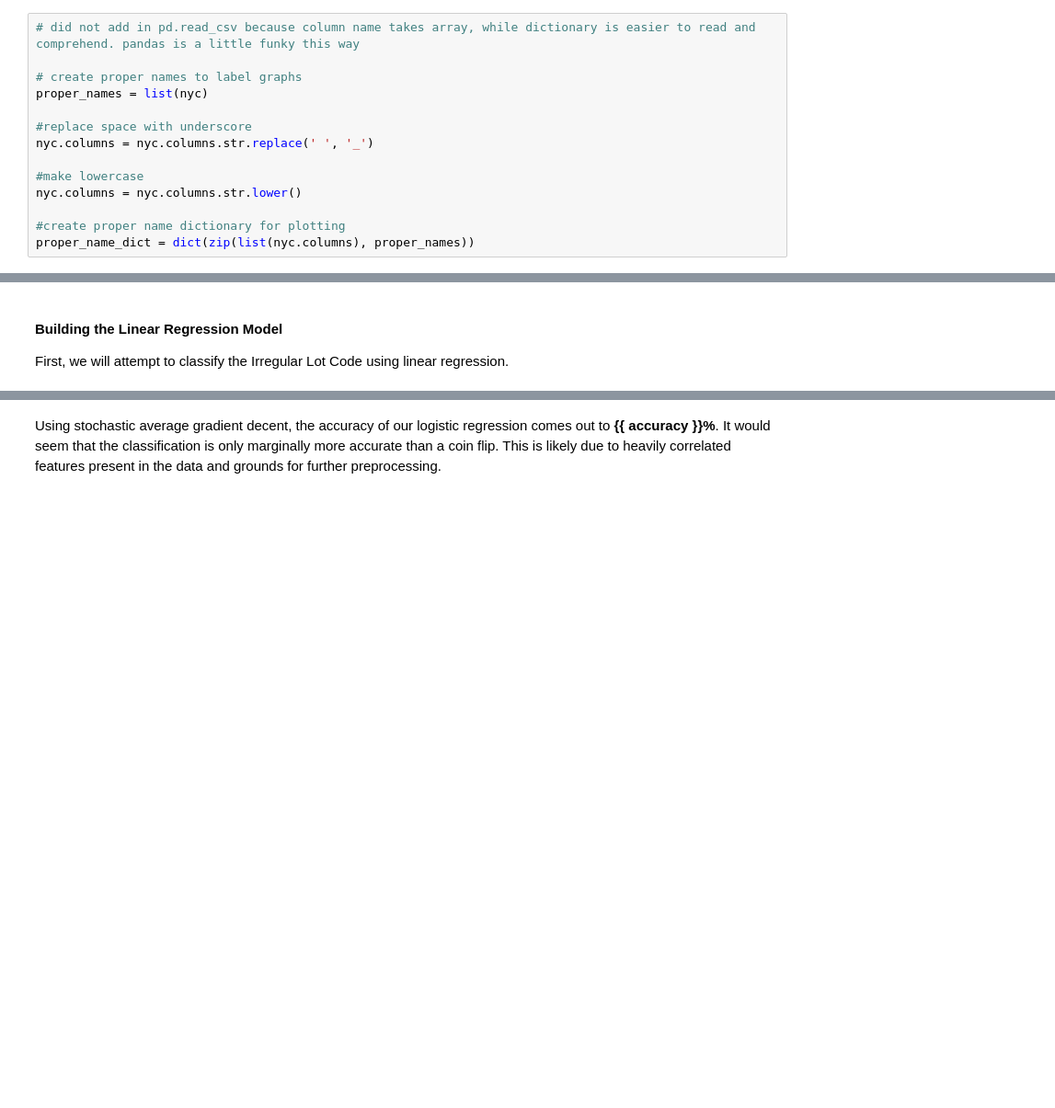
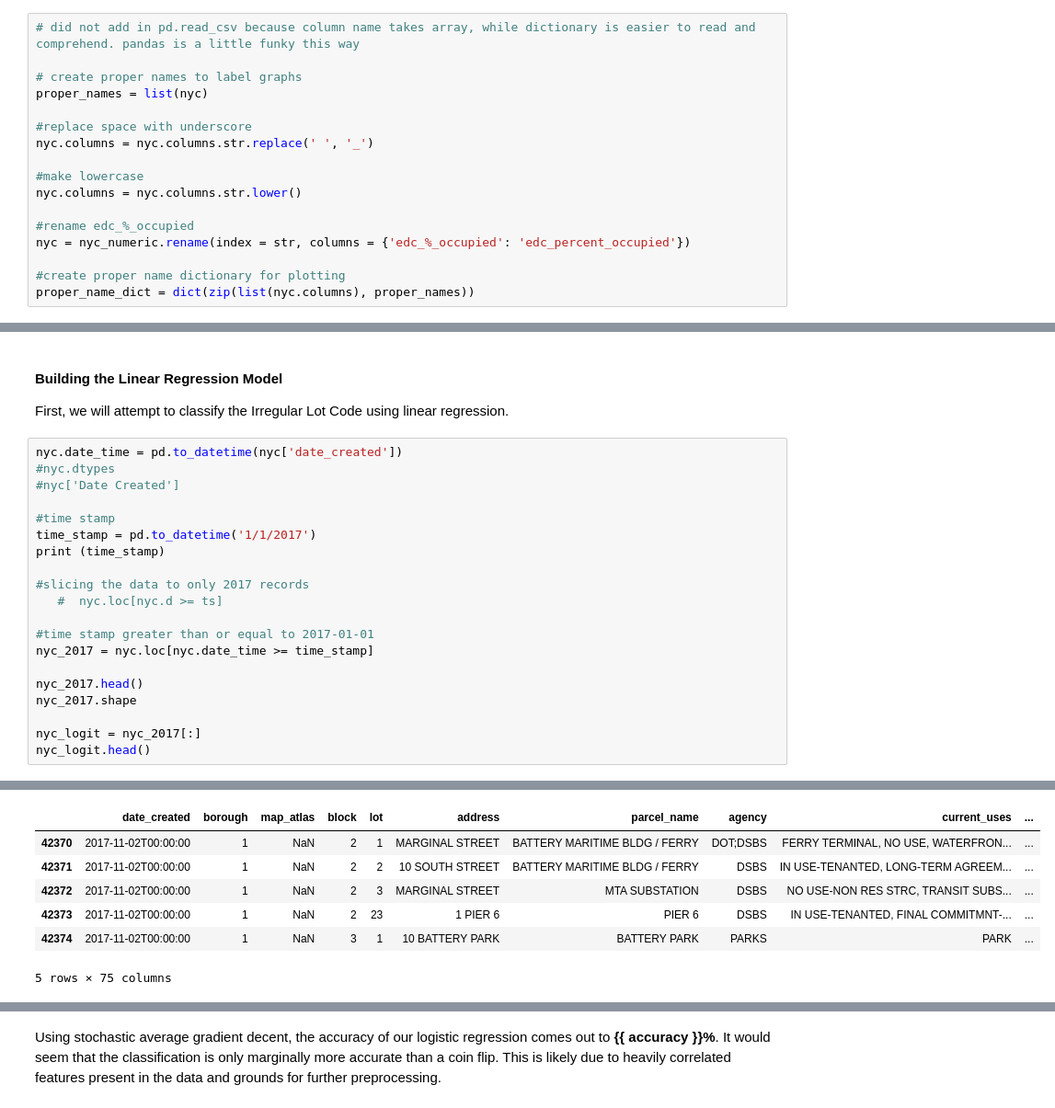
Before and after one commit to lavos84/DS7331-Term-Project, a Jupyter notebook: DS7331-Term-Project.ipynb, the cells around one changed output, grey strips where cells are left out. Shown: that part at 92% size. Cells and saved outputs as stored; diff of their text form; blank space fills up the shorter version.

```diff
--- a/DS7331-Term-Project.ipynb
+++ b/DS7331-Term-Project.ipynb
@@ -309,6 +316,9 @@ nyc.columns = nyc.columns.str.replace(' ', '_')
 #make lowercase
 nyc.columns = nyc.columns.str.lower()
 
+#rename edc_%_occupied
+nyc = nyc_numeric.rename(index = str, columns = {'edc_%_occupied': 'edc_percent_occupied'})
+
 #create proper name dictionary for plotting
 proper_name_dict = dict(zip(list(nyc.columns), proper_names))
 # %% [markdown]
@@ -1303,3 +1212,24 @@ The second, although not immediately apparent, is Open Petroleum Spill.  If an o
 #### Building the Linear Regression Model
 
 First, we will attempt to classify the Irregular Lot Code using linear regression.
+# %%
+nyc.date_time = pd.to_datetime(nyc['date_created'])
+#nyc.dtypes
+#nyc['Date Created']
+
+#time stamp
+time_stamp = pd.to_datetime('1/1/2017')
+print (time_stamp)
+
+#slicing the data to only 2017 records
+   #  nyc.loc[nyc.d >= ts]
+
+#time stamp greater than or equal to 2017-01-01
+nyc_2017 = nyc.loc[nyc.date_time >= time_stamp]
+
+nyc_2017.head()
+nyc_2017.shape
+
+nyc_logit = nyc_2017[:]
+nyc_logit.head()
+# %% [output]
@@ -1305,0 +1237,7 @@ First, we will attempt to classify the Irregular Lot Code using linear regressio
+|  | date_created | borough | map_atlas | block | lot | address | parcel_name | agency | current_uses | ... |
+| 42370 | 2017-11-02T00:00:00 | 1 | NaN | 2 | 1 | MARGINAL STREET | BATTERY MARITIME BLDG / FERRY | DOT;DSBS | FERRY TERMINAL, NO USE, WATERFRON... | ... |
+| 42371 | 2017-11-02T00:00:00 | 1 | NaN | 2 | 2 | 10 SOUTH STREET | BATTERY MARITIME BLDG / FERRY | DSBS | IN USE-TENANTED, LONG-TERM AGREEM... | ... |
+| 42372 | 2017-11-02T00:00:00 | 1 | NaN | 2 | 3 | MARGINAL STREET | MTA SUBSTATION | DSBS | NO USE-NON RES STRC, TRANSIT SUBS... | ... |
+| 42373 | 2017-11-02T00:00:00 | 1 | NaN | 2 | 23 | 1 PIER 6 | PIER 6 | DSBS | IN USE-TENANTED, FINAL COMMITMNT-... | ... |
+| 42374 | 2017-11-02T00:00:00 | 1 | NaN | 3 | 1 | 10 BATTERY PARK | BATTERY PARK | PARKS | PARK | ... |
+5 rows × 75 columns
```
Also changed, not shown: parts of 29 cells of this notebook.
